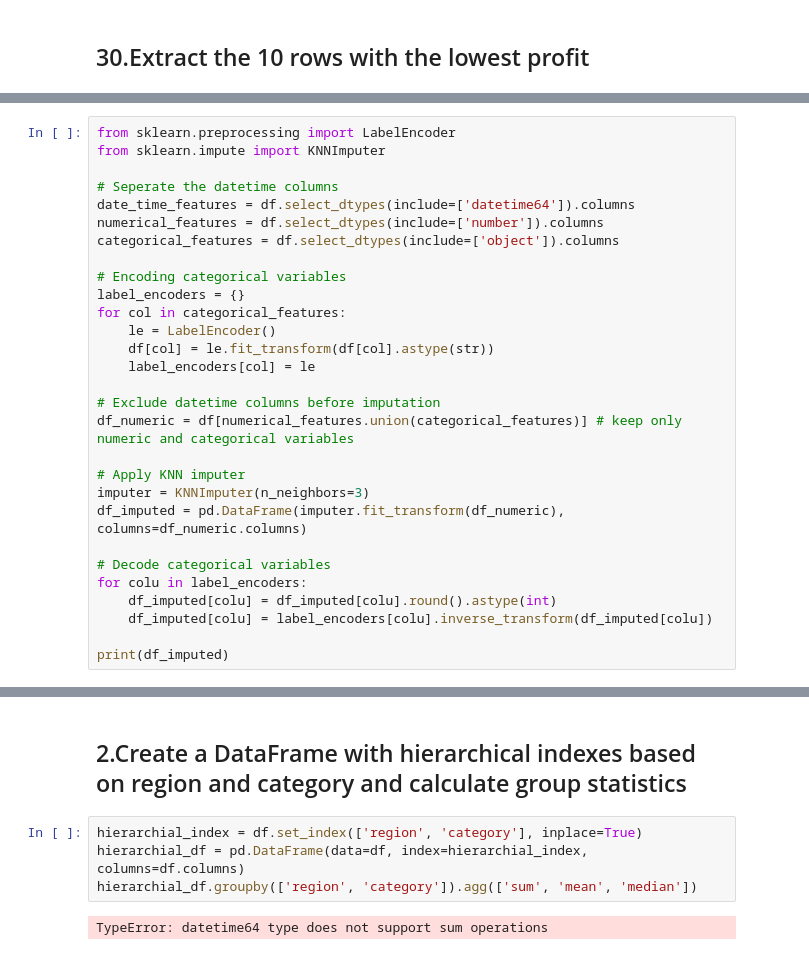
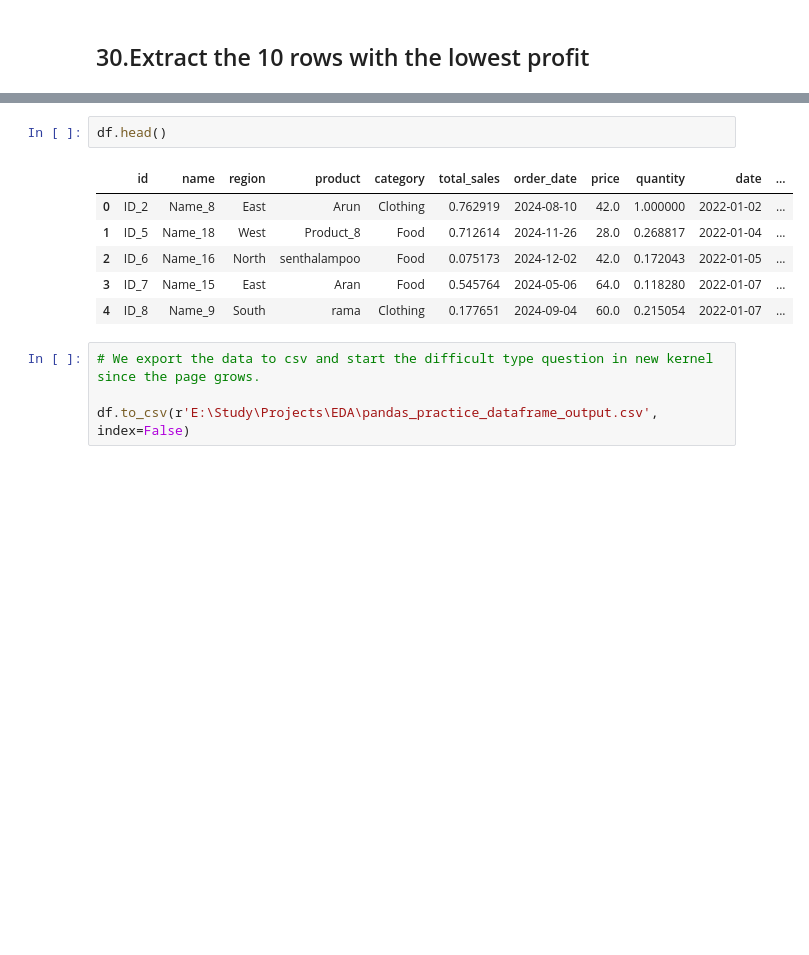
Before and after one commit to G-Arun-Kumar/exploratory-data-analysis, a Jupyter notebook: pandas_practice.ipynb, the cells around one changed output, grey strips where cells are left out. Drawn from its saved outputs; the diff is of its cells as text; blank space fills up the shorter version.

Commit message:
saved till moderate type of questions. difficult questions started in new kernel

```diff
--- a/pandas_practice.ipynb
+++ b/pandas_practice.ipynb
@@ -1767,29 +1769,0 @@ print(lowest_profit)
-# %%
-from sklearn.preprocessing import LabelEncoder
-from sklearn.impute import KNNImputer
-
-# Seperate the datetime columns
-date_time_features = df.select_dtypes(include=['datetime64']).columns
-numerical_features = df.select_dtypes(include=['number']).columns
-categorical_features = df.select_dtypes(include=['object']).columns
-
-# Encoding categorical variables
-label_encoders = {}
-for col in categorical_features:
-    le = LabelEncoder()
-    df[col] = le.fit_transform(df[col].astype(str))
-    label_encoders[col] = le
-
-# Exclude datetime columns before imputation
-df_numeric = df[numerical_features.union(categorical_features)] # keep only numeric and categorical variables
-
-# Apply KNN imputer
-imputer = KNNImputer(n_neighbors=3)
-df_imputed = pd.DataFrame(imputer.fit_transform(df_numeric), columns=df_numeric.columns)
-
-# Decode categorical variables
-for colu in label_encoders:
-    df_imputed[colu] = df_imputed[colu].round().astype(int)
-    df_imputed[colu] = label_encoders[colu].inverse_transform(df_imputed[colu])
-
-print(df_imputed)
@@ -1814,8 +1770,13 @@ print(df_imputed)
-# %% [markdown]
-## 2.Create a DataFrame with hierarchical indexes based on region and category and calculate group statistics
-# %%
-hierarchial_index = df.set_index(['region', 'category'], inplace=True)
-hierarchial_df = pd.DataFrame(data=df, index=hierarchial_index, columns=df.columns)
-hierarchial_df.groupby(['region', 'category']).agg(['sum', 'mean', 'median'])
-# %% [output]
-TypeError: datetime64 type does not support sum operations
+# %%
+df.head()
+# %% [output]
+|  | id | name | region | product | category | total_sales | order_date | price | quantity | date | ... |
+| 0 | ID_2 | Name_8 | East | Arun | Clothing | 0.762919 | 2024-08-10 | 42.0 | 1.000000 | 2022-01-02 | ... |
+| 1 | ID_5 | Name_18 | West | Product_8 | Food | 0.712614 | 2024-11-26 | 28.0 | 0.268817 | 2022-01-04 | ... |
+| 2 | ID_6 | Name_16 | North | senthalampoo | Food | 0.075173 | 2024-12-02 | 42.0 | 0.172043 | 2022-01-05 | ... |
+| 3 | ID_7 | Name_15 | East | Aran | Food | 0.545764 | 2024-05-06 | 64.0 | 0.118280 | 2022-01-07 | ... |
+| 4 | ID_8 | Name_9 | South | rama | Clothing | 0.177651 | 2024-09-04 | 60.0 | 0.215054 | 2022-01-07 | ... |
+# %%
+# We export the data to csv and start the difficult type question in new kernel since the page grows.
+
+df.to_csv(r'E:\Study\Projects\EDA\pandas_practice_dataframe_output.csv', index=False)
```
Also changed, not shown: parts of 36 cells of this notebook.
